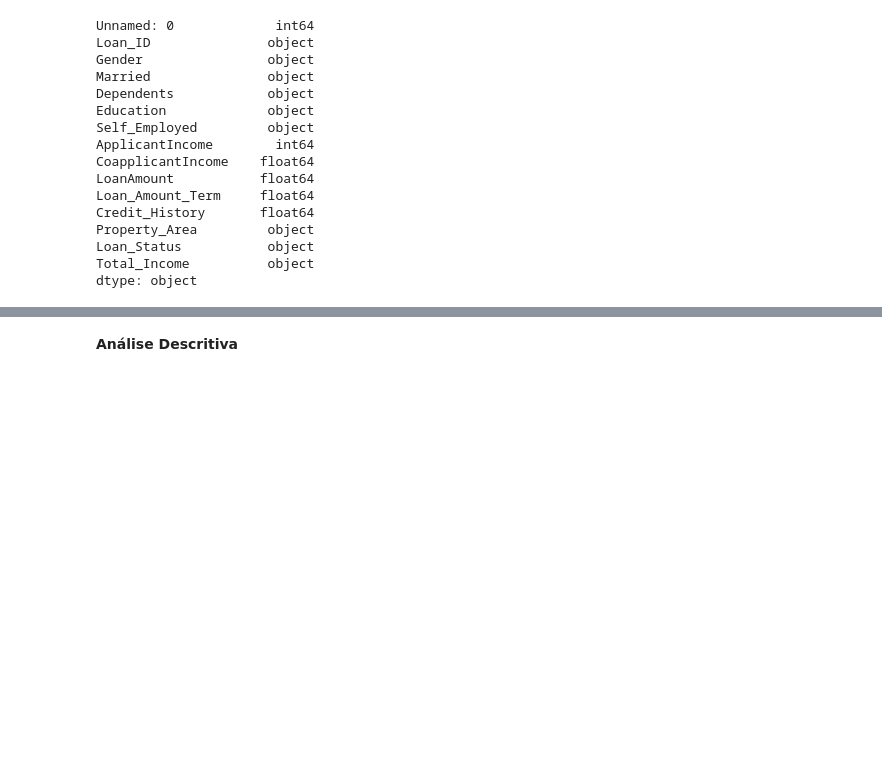
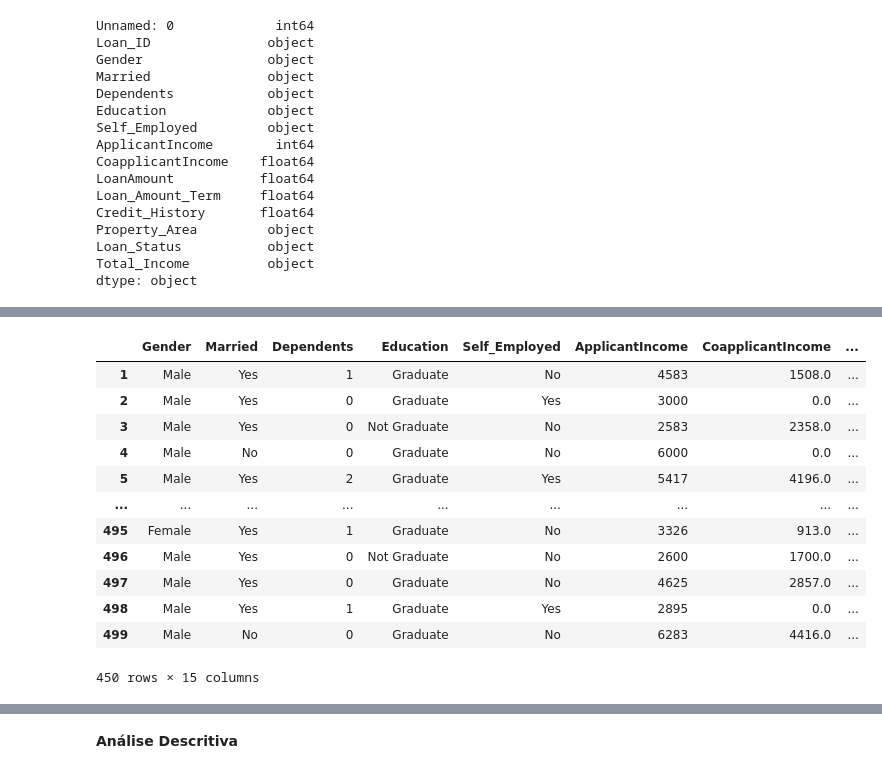
Before and after one commit to joaofranca13/project-statistics-probability, a Jupyter notebook: src/analysis_loan_data.ipynb, the cells around one changed output, grey strips where cells are left out. Drawn from its saved outputs; the diff is of its cells as text; code cells hidden in the pictures; blank space fills up the shorter version.

```diff
--- a/src/analysis_loan_data.ipynb
+++ b/src/analysis_loan_data.ipynb
@@ -106,5 +130,5 @@ dtype: int64
 # %% [markdown]
 Dropar as demais variáveis nulas
 # %%
-dfloan_clean = dfloan.dropna()
+dfloan = dfloan.dropna()
 # %%
@@ -131,8 +155,8 @@ Loan_Status           object
 Total_Income          object
 dtype: object
 # %%
-dfloan_clean = dfloan_clean.drop(columns="Unnamed: 0")
+dfloan = dfloan.drop(columns=["Unnamed: 0", "Loan_ID"])
 # %%
-dfloan_clean["Credit_History"] = dfloan_clean["Credit_History"].astype(bool)
-dfloan_clean["Total_Income"] = dfloan_clean.Total_Income.str.replace('$','').astype(float)
+dfloan["Credit_History"] = dfloan["Credit_History"].astype(int)
+dfloan["Total_Income"] = dfloan.Total_Income.str.replace('$','').astype(float)
 # %%
@@ -155,0 +184,3 @@ dtype: object
+# %%
+properties = pd.get_dummies(dfloan["Property_Area"], drop_first=True)
+properties.info()
@@ -155,0 +197,18 @@ dtype: object
+# %%
+dfloan = pd.concat([dfloan, properties], axis=1)
+dfloan.rename(columns = {"Semiurban":"Property_Semiurban", "Urban":"Property_Urban"}, inplace = True)
+dfloan
+# %% [output]
+|  | Gender | Married | Dependents | Education | Self_Employed | ApplicantIncome | CoapplicantIncome | ... |
+| 1 | Male | Yes | 1 | Graduate | No | 4583 | 1508.0 | ... |
+| 2 | Male | Yes | 0 | Graduate | Yes | 3000 | 0.0 | ... |
+| 3 | Male | Yes | 0 | Not Graduate | No | 2583 | 2358.0 | ... |
+| 4 | Male | No | 0 | Graduate | No | 6000 | 0.0 | ... |
+| 5 | Male | Yes | 2 | Graduate | Yes | 5417 | 4196.0 | ... |
+| ... | ... | ... | ... | ... | ... | ... | ... | ... |
+| 495 | Female | Yes | 1 | Graduate | No | 3326 | 913.0 | ... |
+| 496 | Male | Yes | 0 | Not Graduate | No | 2600 | 1700.0 | ... |
+| 497 | Male | Yes | 0 | Graduate | No | 4625 | 2857.0 | ... |
+| 498 | Male | Yes | 1 | Graduate | Yes | 2895 | 0.0 | ... |
+| 499 | Male | No | 0 | Graduate | No | 6283 | 4416.0 | ... |
+450 rows × 15 columns
```
Also changed, not shown: parts of 22 cells of this notebook.
